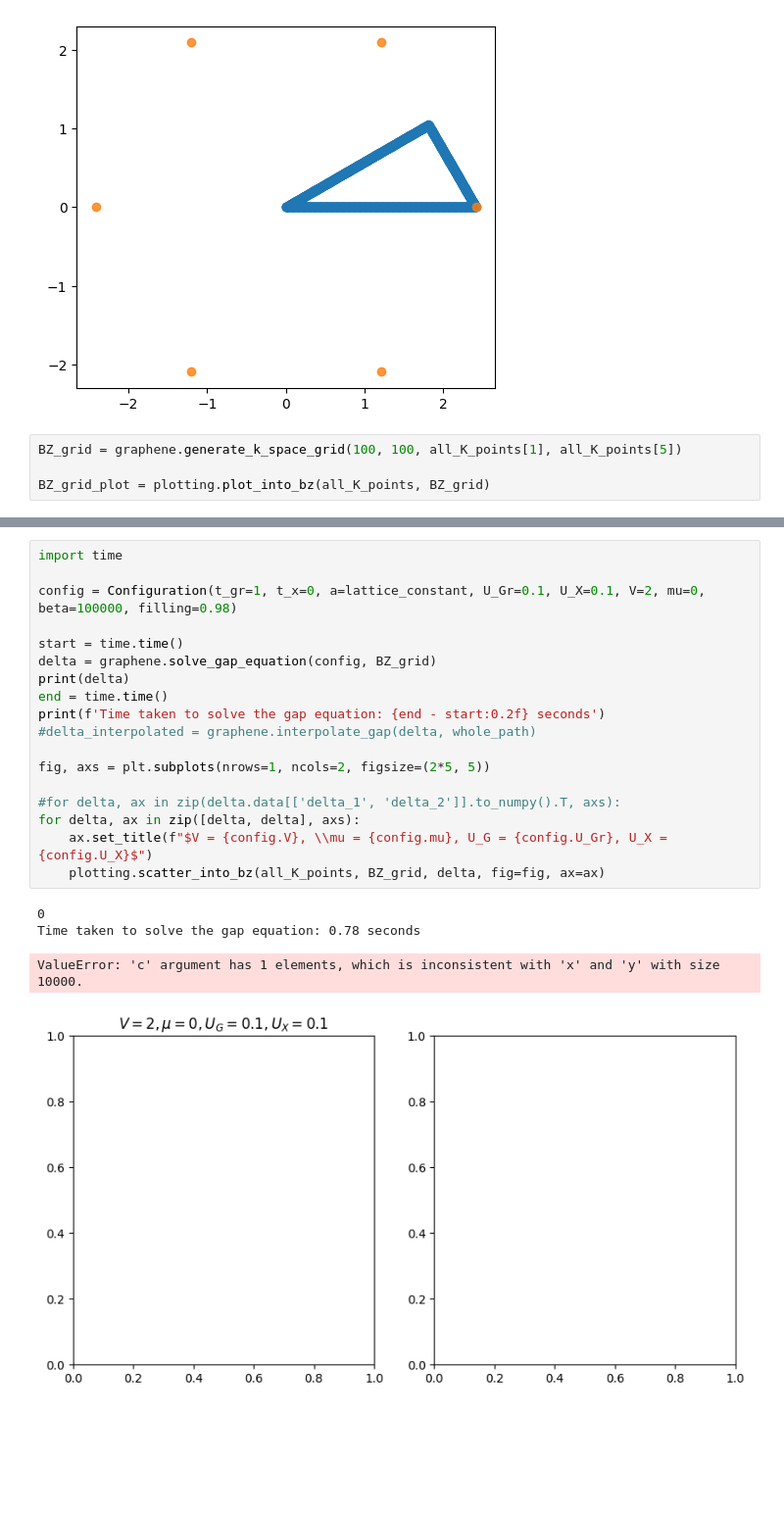
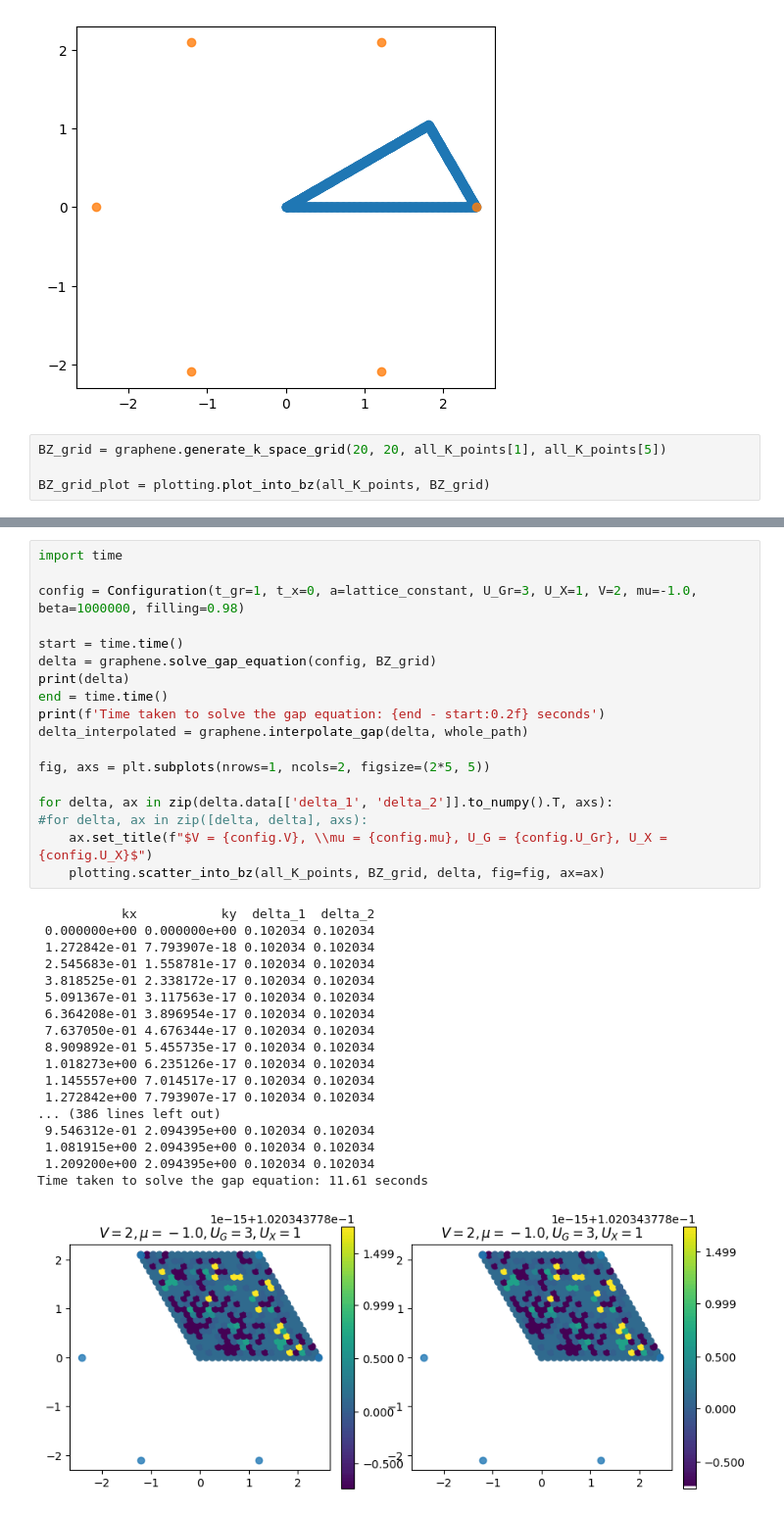
Before and after one commit to Ruberhauptmann/quant-met, a Jupyter notebook: plot_BCS_graphene.ipynb, the cells around one changed output, grey strips where cells are left out. Shown at 98% size. Drawn from its saved outputs; the diff is of its cells as text; blank space fills up the shorter version.

```diff
--- a/plot_BCS_graphene.ipynb
+++ b/plot_BCS_graphene.ipynb
@@ -26,7 +26,7 @@ BZ_path_plot = plotting.plot_into_bz(all_K_points, whole_path)
 # %% [output]
 [figure]
 # %%
-BZ_grid = graphene.generate_k_space_grid(100, 100, all_K_points[1], all_K_points[5])
+BZ_grid = graphene.generate_k_space_grid(20, 20, all_K_points[1], all_K_points[5])
 
 BZ_grid_plot = plotting.plot_into_bz(all_K_points, BZ_grid)
 # %% [output]
@@ -34,26 +34,40 @@ BZ_grid_plot = plotting.plot_into_bz(all_K_points, BZ_grid)
 # %%
 import time
 
-config = Configuration(t_gr=1, t_x=0, a=lattice_constant, U_Gr=0.1, U_X=0.1, V=2, mu=0, beta=100000, filling=0.98)
+config = Configuration(t_gr=1, t_x=0, a=lattice_constant, U_Gr=3, U_X=1, V=2, mu=-1.0, beta=1000000, filling=0.98)
 
 start = time.time()
 delta = graphene.solve_gap_equation(config, BZ_grid)
 print(delta)
 end = time.time()
 print(f'Time taken to solve the gap equation: {end - start:0.2f} seconds')
-#delta_interpolated = graphene.interpolate_gap(delta, whole_path)
+delta_interpolated = graphene.interpolate_gap(delta, whole_path)
 
 fig, axs = plt.subplots(nrows=1, ncols=2, figsize=(2*5, 5))
 
-#for delta, ax in zip(delta.data[['delta_1', 'delta_2']].to_numpy().T, axs):
-for delta, ax in zip([delta, delta], axs):
+for delta, ax in zip(delta.data[['delta_1', 'delta_2']].to_numpy().T, axs):
+#for delta, ax in zip([delta, delta], axs):
     ax.set_title(f"$V = {config.V}, \\mu = {config.mu}, U_G = {config.U_Gr}, U_X = {config.U_X}$")
     plotting.scatter_into_bz(all_K_points, BZ_grid, delta, fig=fig, ax=ax)
 # %% [output]
-0
-Time taken to solve the gap equation: 0.78 seconds
+           kx           ky  delta_1  delta_2
+ 0.000000e+00 0.000000e+00 0.102034 0.102034
+ 1.272842e-01 7.793907e-18 0.102034 0.102034
+ 2.545683e-01 1.558781e-17 0.102034 0.102034
+ 3.818525e-01 2.338172e-17 0.102034 0.102034
+ 5.091367e-01 3.117563e-17 0.102034 0.102034
+ 6.364208e-01 3.896954e-17 0.102034 0.102034
+ 7.637050e-01 4.676344e-17 0.102034 0.102034
+ 8.909892e-01 5.455735e-17 0.102034 0.102034
+ 1.018273e+00 6.235126e-17 0.102034 0.102034
+ 1.145557e+00 7.014517e-17 0.102034 0.102034
+ 1.272842e+00 7.793907e-17 0.102034 0.102034
+... (386 lines left out)
+ 9.546312e-01 2.094395e+00 0.102034 0.102034
+ 1.081915e+00 2.094395e+00 0.102034 0.102034
+ 1.209200e+00 2.094395e+00 0.102034 0.102034
+Time taken to solve the gap equation: 11.61 seconds
-ValueError: 'c' argument has 1 elements, which is inconsistent with 'x' and 'y' with size 10000.
-[figure, old version]
+[figure, new version]
 # %%
 delta_over_U = []
 
```
Also changed, not shown: parts of 4 cells of this notebook, 1 other file.
